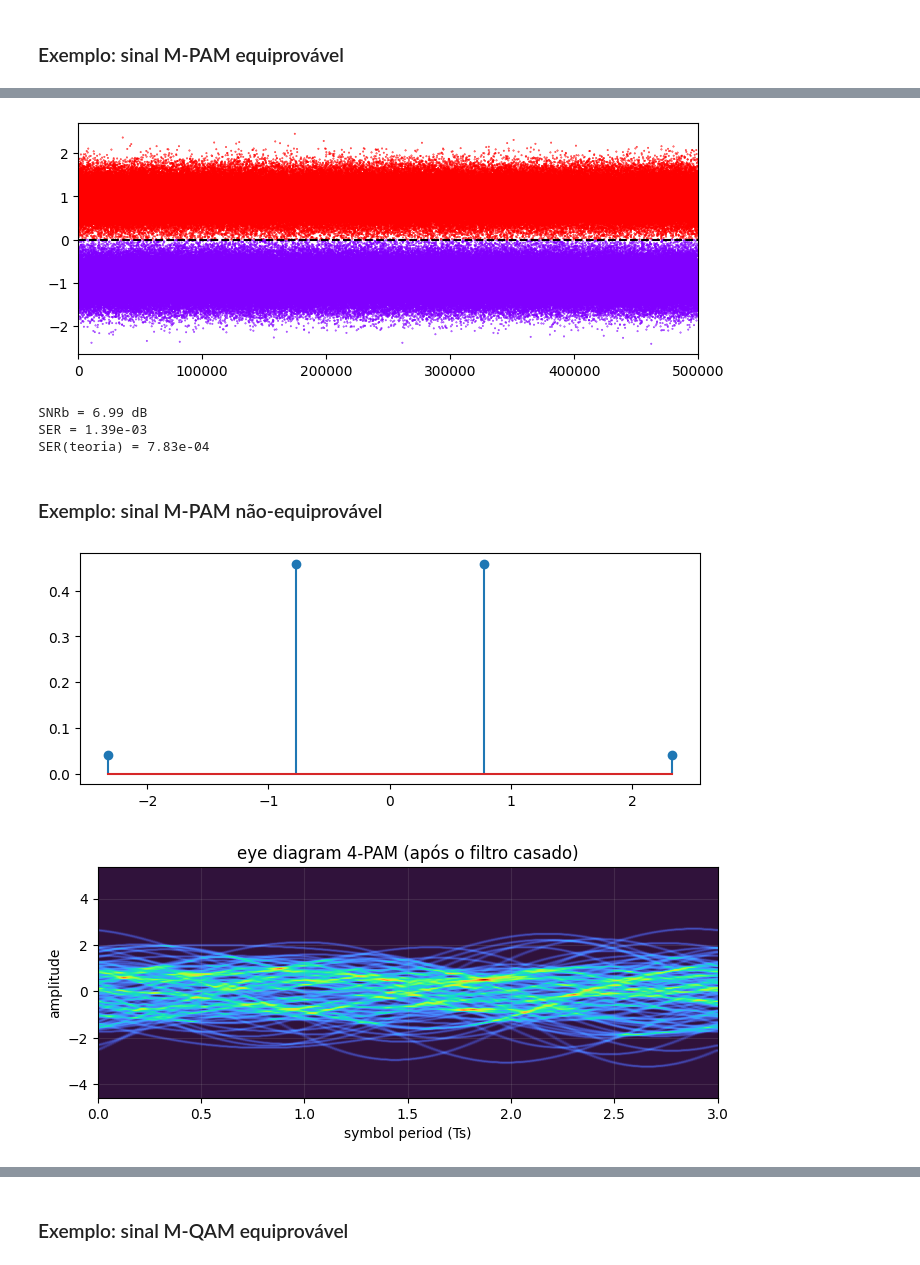
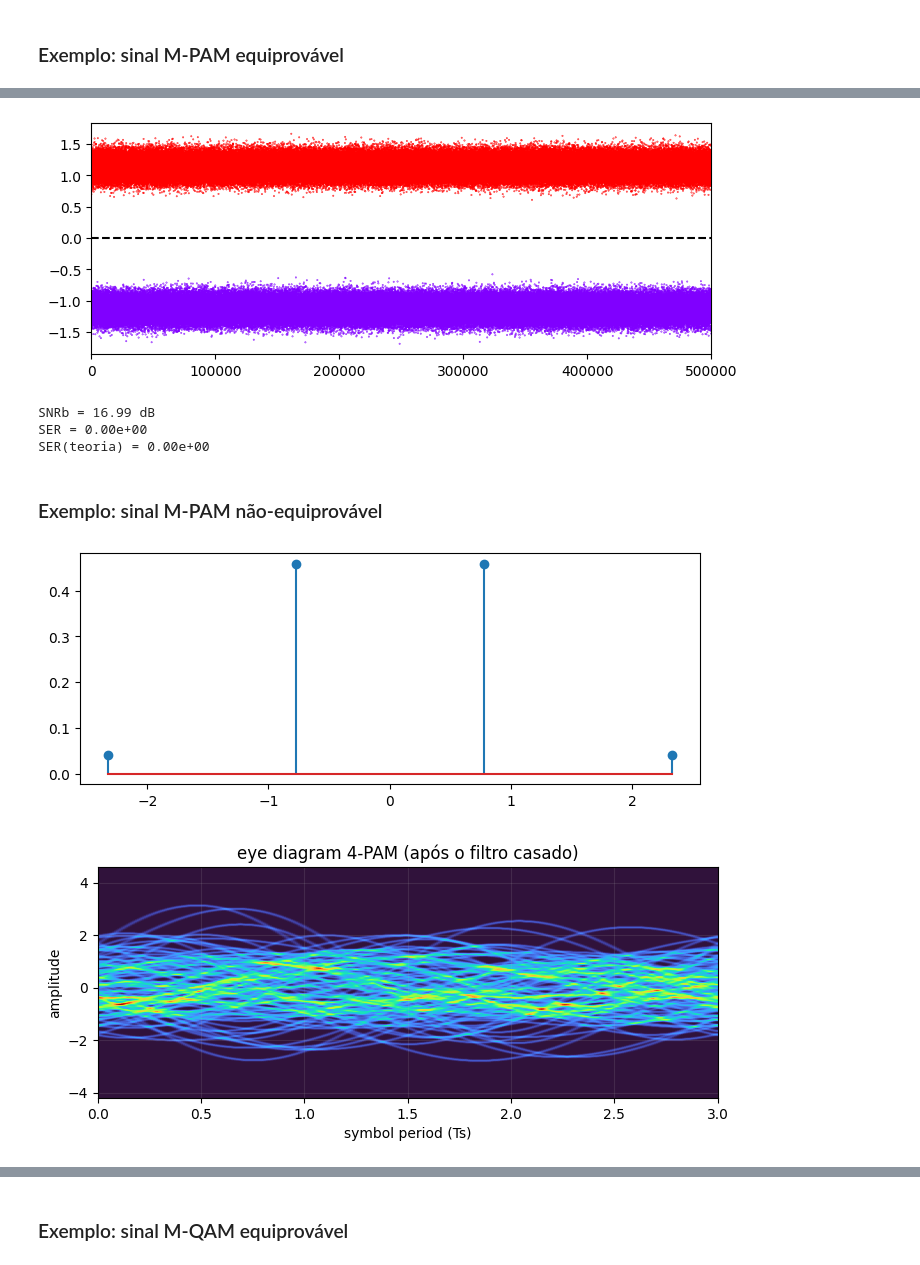
Before and after one commit to edsonportosilva/TDI, a Jupyter notebook: jupyter/3 - Receptores ótimos para canais AWGN.ipynb, the cells around one changed output, grey strips where cells are left out. Saved outputs shown, nothing was run; the diff lists cells and outputs as text; code cells hidden in the pictures.

```diff
--- a/jupyter/3 - Receptores ótimos para canais AWGN.ipynb
+++ b/jupyter/3 - Receptores ótimos para canais AWGN.ipynb
@@ -383,7 +383,7 @@ plt.xlim(min(t), max(t));
 # %%
 # parâmetros da simulação
 M   = 4             # ordem do formato de modulação
-SpS = 16            # Amostras por símbolo
+SpS = 4             # Amostras por símbolo
 Rs  = 100e6         # Taxa de símbolos
 Ts  = 1/Rs          # Período de símbolo em segundos
 Fa  = 1/(Ts/SpS)    # Frequência de amostragem do sinal (amostras/segundo)
@@ -394,14 +394,13 @@ bitsTx = np.random.randint(2, size = int(200000*np.log2(M)))
 
 # generate ook modulated symbol sequence
 symbTx = modulateGray(bitsTx, M, 'pam')
-symbTx = pnorm(symbTx) # power normalization
 
 # upsampling
-symbolsUp = upsample(symbTx, SpS)
+symbolsUp = SpS*upsample(symbTx, SpS)
 
 # pulso
-pulse = pulseShape('rrc', SpS, N=4096, alpha=0.01)
-pulse = pulse/max(abs(pulse))
+pulse = pulseShape('rrc', SpS, N=1024, alpha=0.99)
+pulse = pulse/np.sum(pulse)
 
 # formatação de pulso
 sigTx = firFilter(pulse, symbolsUp)
@@ -595,8 +594,8 @@ $$
 $$
 # %%
 # ruído gaussiano branco
-σ2  = 0.01  # variância
-μ   = 0      # média
+σ2  = 0.05  # variância
+μ   = 0    # média
 
 σ     = sqrt(σ2*SpS)
 ruido = normal(μ, σ, sigTx.size)
@@ -605,7 +604,6 @@ constSymb = np.unique(symbTx)
 
 # filtro casado
 sigRx = firFilter(pulse, sigTx+ruido)
-sigRx = pnorm(sigRx)
 
 # downsampling
 r = sigRx[1::SpS]
@@ -621,7 +619,7 @@ ax1.set_xlim(0,r.size);
 
 ax2.hist(r, density=True, bins=100, label = 'hist(r)',alpha=0.5);
 
-x = np.arange(-2, 2, 0.01)
+x = np.arange(-5, 5, 0.01)
 π = np.pi
 pdf = 0
 for sm in constSymb:
@@ -789,11 +787,11 @@ symbTx = modulateGray(bitsTx, M, 'pam')
 symbTx = pnorm(symbTx) # power normalization
 
 # upsampling
-symbolsUp = upsample(symbTx, SpS)
+symbolsUp = SpS*upsample(symbTx, SpS)
 
 # pulso NRZ típico
-pulse = pulseShape('rrc', SpS, N=4096, alpha=0.01)
-pulse = pulse/max(abs(pulse))
+pulse = pulseShape('rrc', SpS, N=1024, alpha=0.99)
+pulse = pulse/np.sum(pulse)
 
 # formatação de pulso
 sigTx = firFilter(pulse, symbolsUp)
@@ -802,8 +800,8 @@ sigTx = pnorm(sigTx)
 
 # ruído gaussiano branco
 Namostras = sigTx.size
-σ2  = 0.1 # variância
-μ   = 0      # média
+σ2  = 0.01  # variância
+μ   = 0     # média
 
 σ      = sqrt(σ2*SpS)
 ruido  = normal(μ, σ, Namostras)
@@ -813,7 +811,9 @@ sigRx = firFilter(pulse, sigTx+ruido)
 sigRx = pnorm(sigRx)
 
 # downsampling
-r = sigRx[2::SpS]
+delay = finddelay(sigRx, sigTx)
+sigRx = np.roll(sigRx,-delay)
+r = sigRx[0::SpS]
 
 # diagrama de olho
 Nsamples = 200000*SpS
@@ -834,7 +834,7 @@ lx, _ = findLimiars(constSymb, σ2=σ2)
 #plt.hlines(constSymb, 0, dec.size, colors='black', linewidth=1);
 plt.hlines(lx, 0, dec.size, colors='black', linestyles='dashed');
 # %% [output]
-[figure, old version]
+[figure, new version]
 # %%
 from optic.comm.metrics import fastBERcalc, theoryBER
 
@@ -850,9 +850,9 @@ print(f'SNRb = {SNRb:.2f} dB')
 print(f'SER = {SER:.2e}')
 print(f'SER(teoria) = {BER_th*np.log2(M):.2e}')
 # %% [output]
-SNRb = 6.99 dB
-SER = 1.39e-03
-SER(teoria) = 7.83e-04
+SNRb = 16.99 dB
+SER = 0.00e+00
+SER(teoria) = 0.00e+00
 # %% [markdown]
 ### Exemplo: sinal M-PAM não-equiprovável
 # %%
@@ -897,36 +897,38 @@ symbTx = pnorm(symbTx) # power normalization
 # upsampling
 symbolsUp = upsample(symbTx, SpS)
 
 # pulso
-pulse = pulseShape('rrc', SpS, N=4096, alpha=0.01)
+pulse = pulseShape('rrc', SpS, N=1024, alpha=0.01)
 pulse = pulse/max(abs(pulse))
 
 # formatação de pulso
 sigTx = firFilter(pulse, symbolsUp)
 sigTx = sigTx.real
 sigTx = pnorm(sigTx)
 
 # ruído gaussiano branco
 Namostras = sigTx.size
 σ2  = 0.2 # variância
 μ   = 0   # média
 
 σ      = sqrt(σ2*SpS)
 ruido  = normal(μ, σ, Namostras)
 
 # filtro casado
 sigRx = firFilter(pulse, sigTx+ruido)
 sigRx = pnorm(sigRx)
 
 # downsampling
-r = sigRx[2::SpS]
+delay = finddelay(sigRx, sigTx)
+sigRx = np.roll(sigRx,-delay)
+r = sigRx[0::SpS]
 
 # diagrama de olho
 Nsamples = 200000*SpS
 eyediagram(sigRx, Nsamples, SpS, plotlabel= str(M)+'-PAM (após o filtro casado)', ptype='fancy')
 # %% [output]
 [figure]
-[figure, old version]
+[figure, new version]
 # %%
 dec, pos = detector(r, σ2, constSymb, px=probSymb, rule='MAP') # detector
 # %%
```
Also changed, not shown: parts of 17 cells of this notebook.
